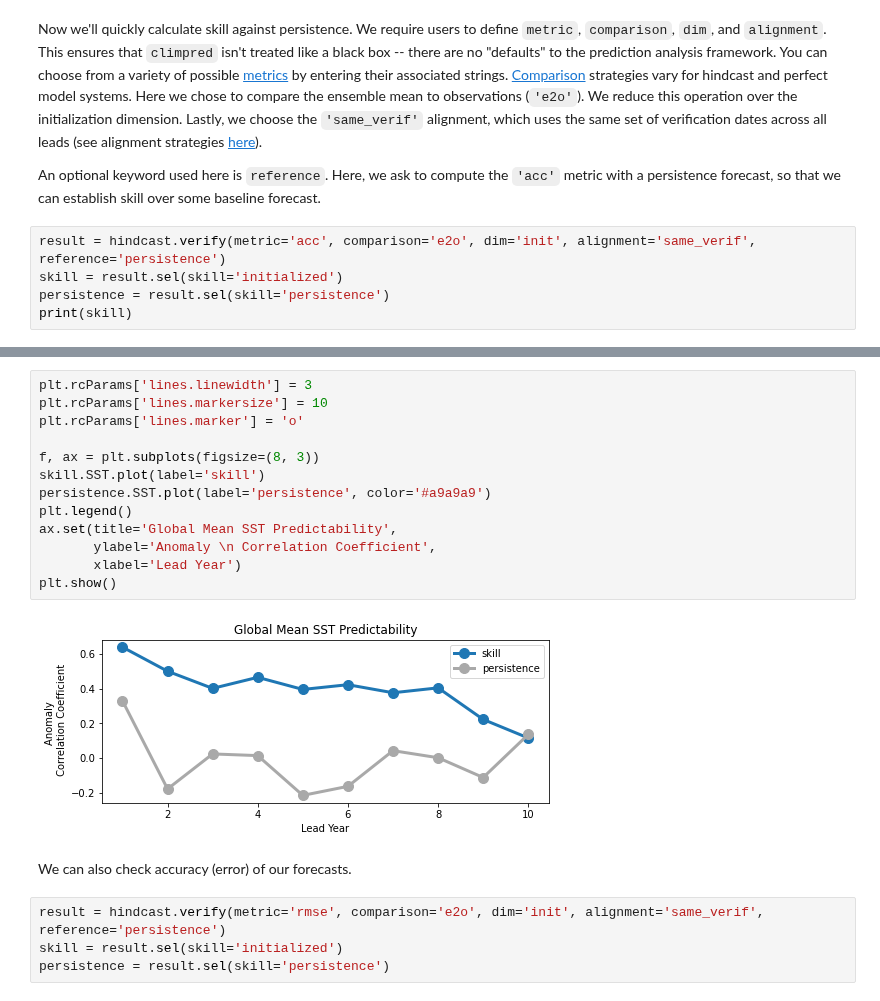
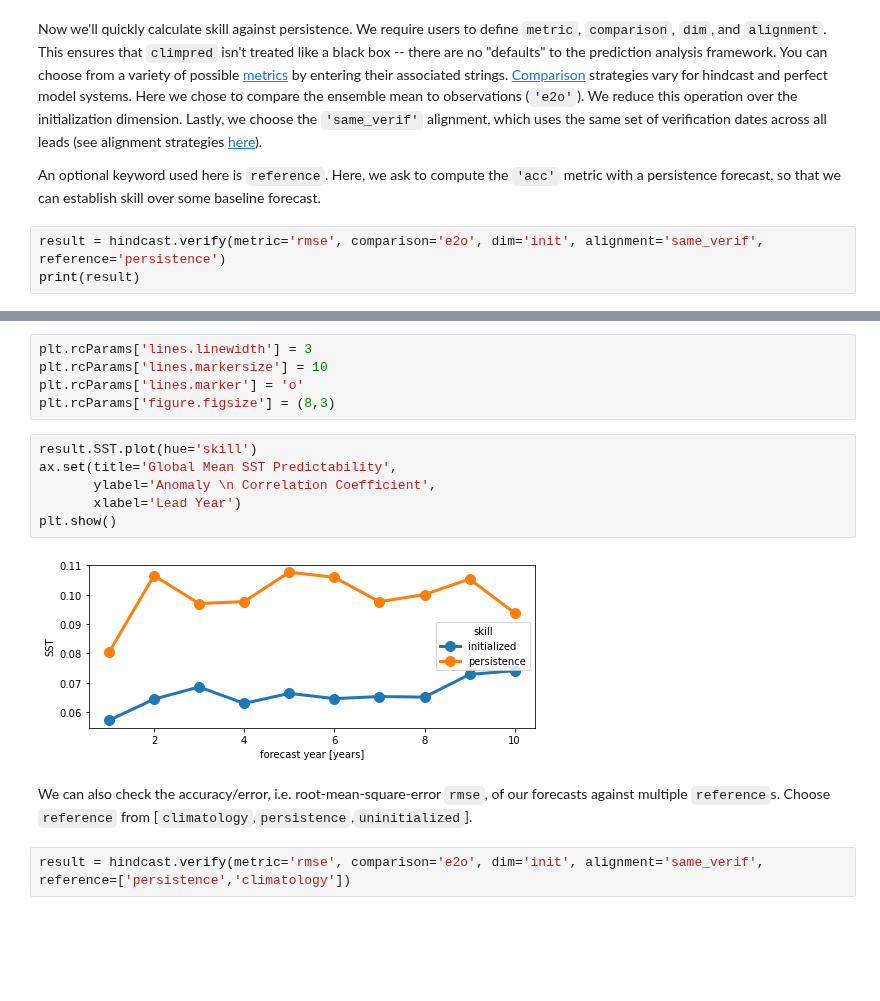
Before and after one commit to pangeo-data/climpred, a Jupyter notebook: docs/source/quick-start.ipynb, the cells around one changed output, grey strips where cells are left out. Drawn from its saved outputs; the diff is of its cells as text; blank space fills up the shorter version.

```diff
--- a/docs/source/quick-start.ipynb
+++ b/docs/source/quick-start.ipynb
@@ -106,7 +106,5 @@ Now we'll quickly calculate skill against persistence. We require users to defin
 
 An optional keyword used here is `reference`. Here, we ask to compute the `'acc'` metric with a persistence forecast, so that we can establish skill over some baseline forecast.
 # %%
-result = hindcast.verify(metric='acc', comparison='e2o', dim='init', alignment='same_verif', reference='persistence')
-skill = result.sel(skill='initialized')
-persistence = result.sel(skill='persistence')
-print(skill)
+result = hindcast.verify(metric='rmse', comparison='e2o', dim='init', alignment='same_verif', reference='persistence')
+print(result)
@@ -121,23 +111,19 @@ Data variables:
+# %%
+plt.rcParams['lines.linewidth'] = 3
+plt.rcParams['lines.markersize'] = 10
+plt.rcParams['lines.marker'] = 'o'
+plt.rcParams['figure.figsize'] = (8,3)
 # %%
-plt.rcParams['lines.linewidth'] = 3
-plt.rcParams['lines.markersize'] = 10
-plt.rcParams['lines.marker'] = 'o'
-
-f, ax = plt.subplots(figsize=(8, 3))
-skill.SST.plot(label='skill')
-persistence.SST.plot(label='persistence', color='#a9a9a9')
-plt.legend()
+result.SST.plot(hue='skill')
 ax.set(title='Global Mean SST Predictability',
        ylabel='Anomaly \n Correlation Coefficient',
        xlabel='Lead Year')
 plt.show()
 # %% [output]
-[figure, old version]
+[figure, new version]
 # %% [markdown]
-We can also check accuracy (error) of our forecasts.
+We can also check the accuracy/error, i.e. root-mean-square-error `rmse`, of our forecasts against multiple `reference`s. Choose `reference` from [`climatology`,`persistence`,`uninitialized`].
 # %%
-result = hindcast.verify(metric='rmse', comparison='e2o', dim='init', alignment='same_verif', reference='persistence')
-skill = result.sel(skill='initialized')
-persistence = result.sel(skill='persistence')
+result = hindcast.verify(metric='rmse', comparison='e2o', dim='init', alignment='same_verif', reference=['persistence','climatology'])
 # %%
 f, ax = plt.subplots(figsize=(8, 3))
```
Also changed, not shown: parts of 5 cells of this notebook, 3 other files.
